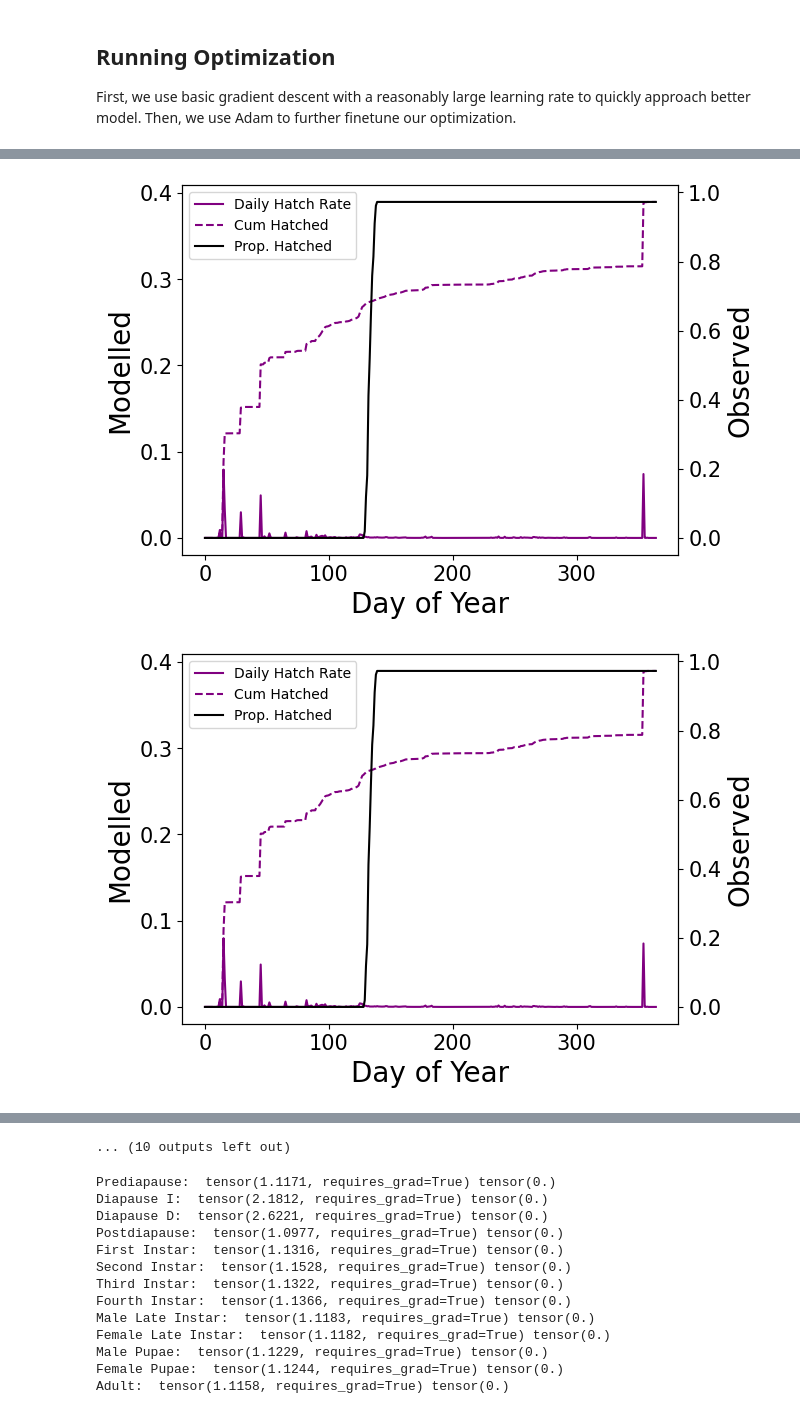
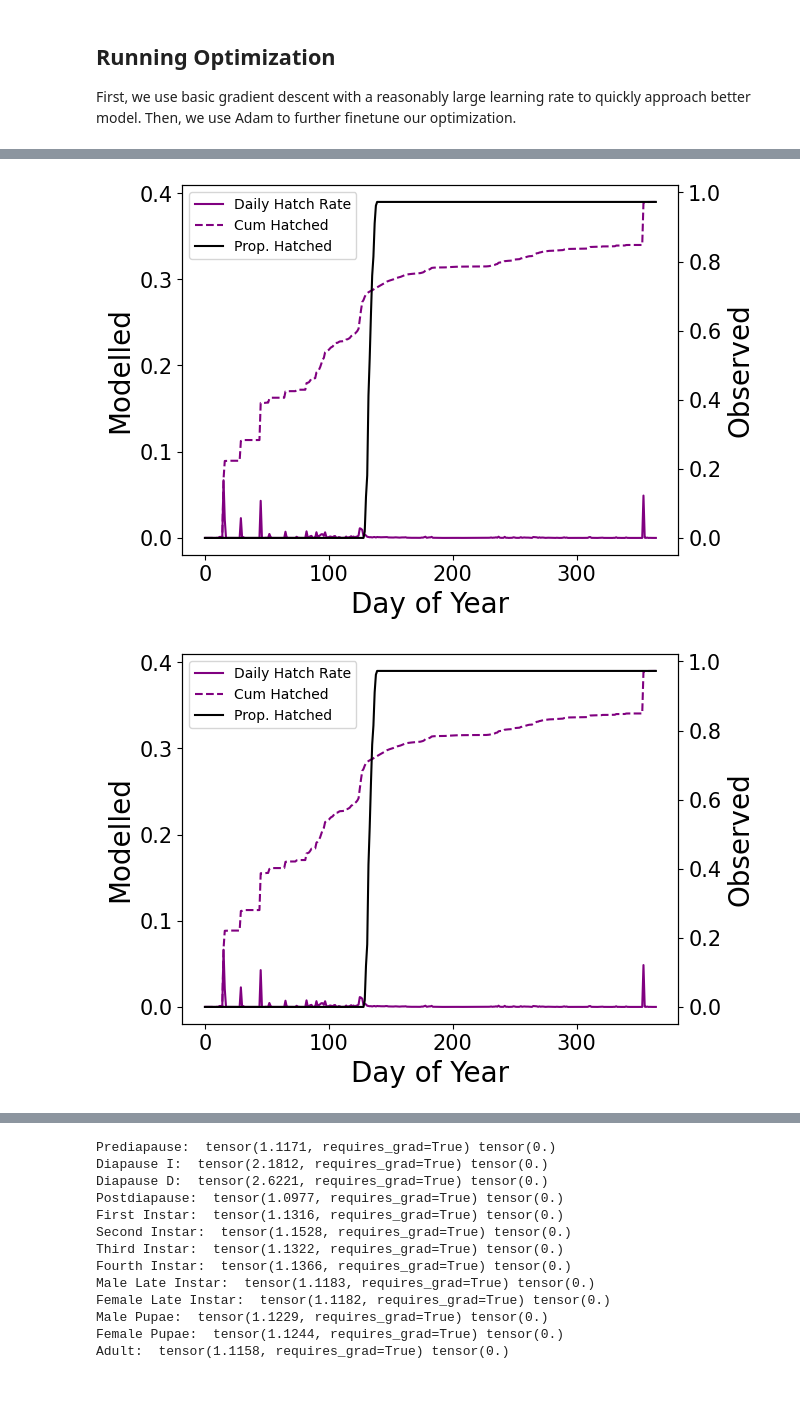
Before and after one commit to camjay99/SpongyMothIPM, a Jupyter notebook: notebooks/training_example.ipynb, the cells around one changed output, grey strips where cells are left out. Drawn from its saved outputs; the diff is of its cells as text; code cells hidden in the pictures.

```diff
--- a/notebooks/training_example.ipynb
+++ b/notebooks/training_example.ipynb
@@ -406,13 +419,3 @@ KeyError: tensor([0.0000, 0.0000, 0.0000, 0.0000, 0.0000, 0.0000, 0.0000, 0.0000
 # %% [markdown]
 ## Running Optimization
 First, we use basic gradient descent with a reasonably large learning rate to quickly approach better model. Then, we use Adam to further finetune our optimization.
-# %%
-model = SimpleModel()
-learning_rate = 1e-8
-model = SimpleModel()
-for i in range(10):
-    model.init_pop()
-    model.forward(300, 1988, 0, 1990, 365, False)
-    plot_match(model)
-    model.print_params()
-    model.update_params(validation, 1988)
@@ -460,4 +422,4 @@ model.hatched
 # %%
-
-run_adam(model, 1e-3, 20, validation, 1988, verbose=True)
+model = SimpleModel()
+run_adam(model, 1e-3, 3, validation, 1988, verbose=True)
 # %% [output]
@@ -484,2 +429,2 @@ Loss:  0.29202847755914324
-[figure, old version]
+[figure, new version]
-[figure, old version]
+[figure, new version]
@@ -494,4 +432,3 @@ Loss:  0.29202847755914324
-... (10 outputs left out)
 # %%
 model.print_params()
 # %% [output]
```
Also changed, not shown: parts of 6 cells of this notebook, 4 other files.
